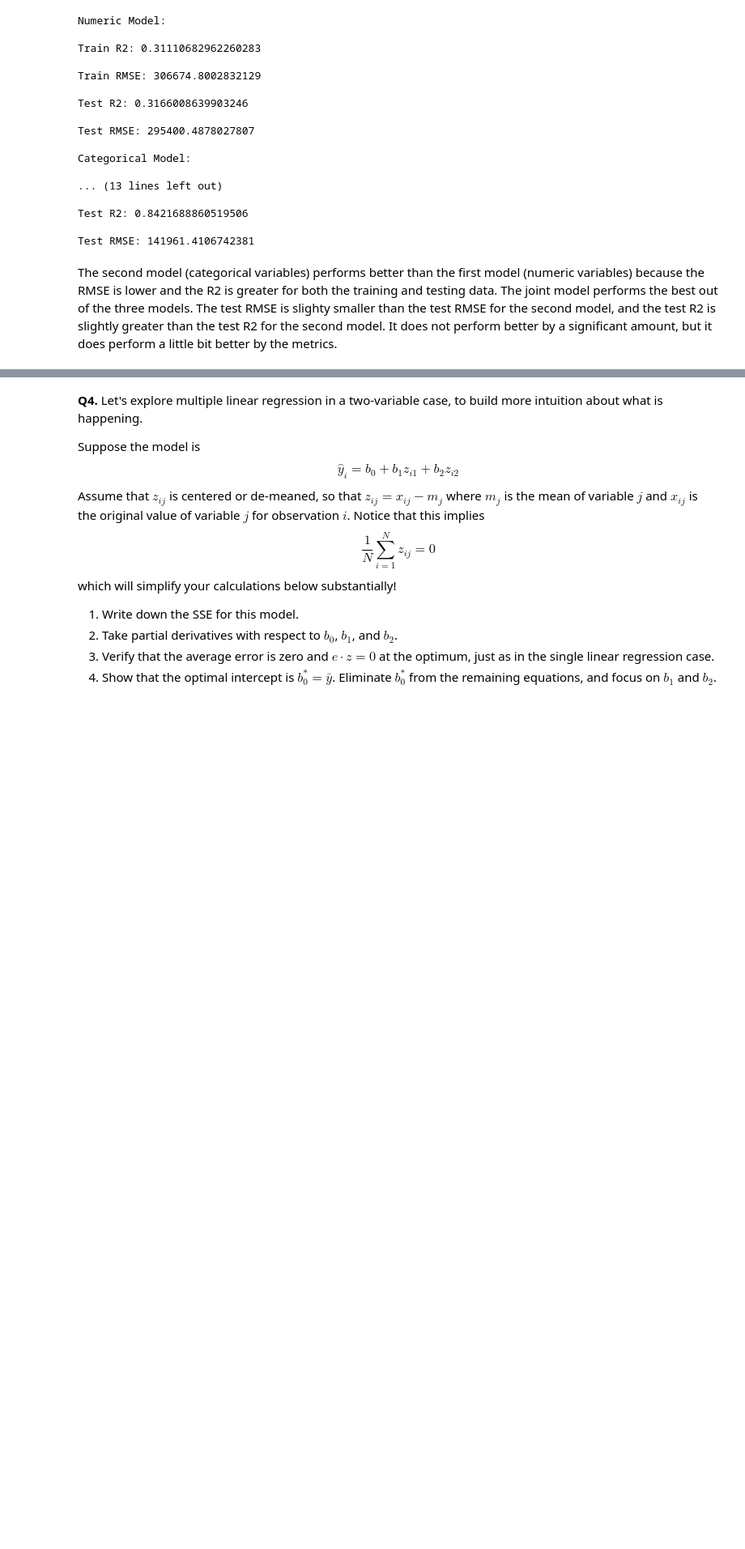
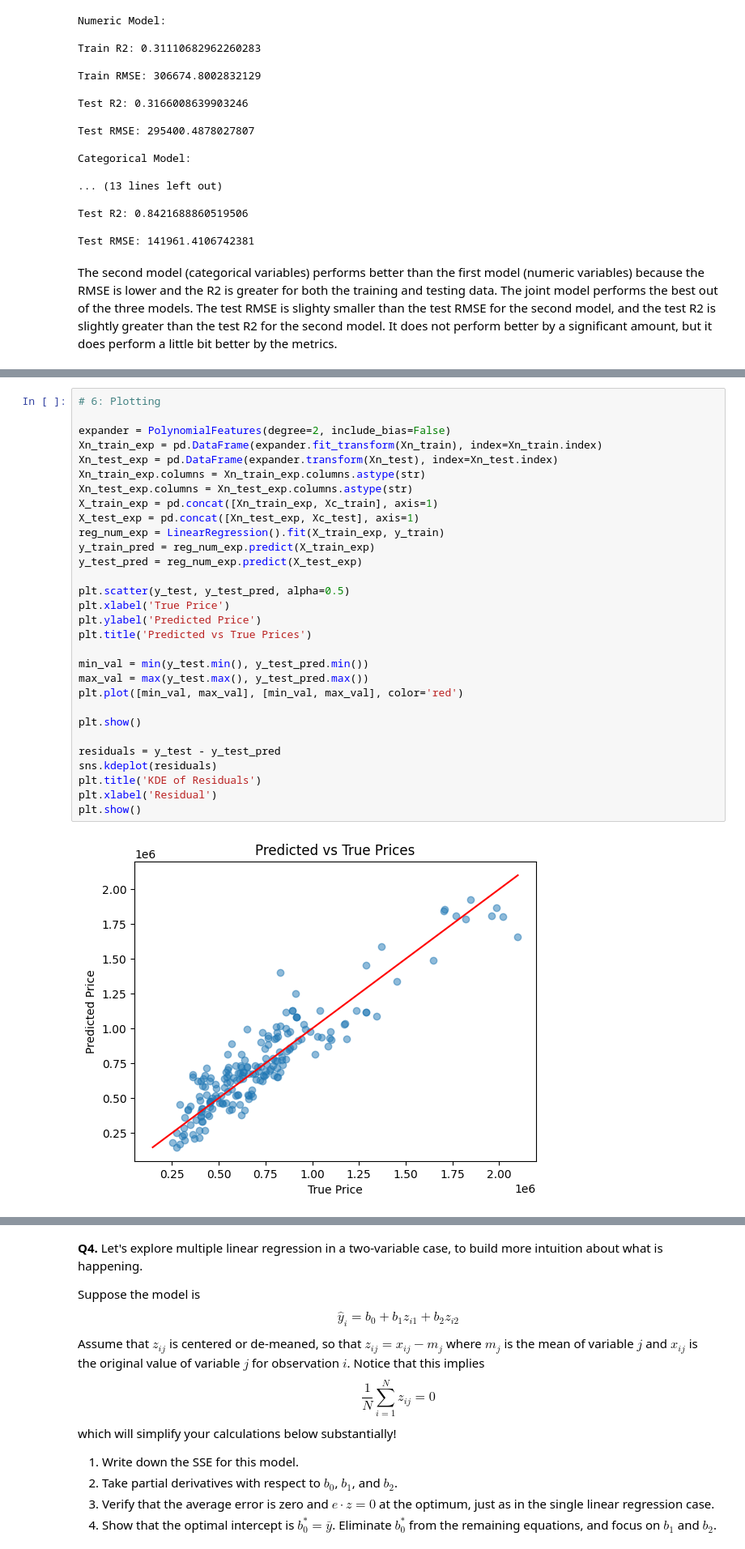
Before and after one commit to siwenliao/linear_models, a Jupyter notebook: assignment/assignment.ipynb, the cells around one changed output, grey strips where cells are left out. Shown at 81% size. Drawn from its saved outputs; the diff is of its cells as text; blank space fills up the shorter version.

```diff
--- a/assignment/assignment.ipynb
+++ b/assignment/assignment.ipynb
@@ -511,0 +567,32 @@ for d in degrees:
+# %%
+# 6: Plotting
+
+expander = PolynomialFeatures(degree=2, include_bias=False)
+Xn_train_exp = pd.DataFrame(expander.fit_transform(Xn_train), index=Xn_train.index)
+Xn_test_exp = pd.DataFrame(expander.transform(Xn_test), index=Xn_test.index)
+Xn_train_exp.columns = Xn_train_exp.columns.astype(str)
+Xn_test_exp.columns = Xn_test_exp.columns.astype(str)
+X_train_exp = pd.concat([Xn_train_exp, Xc_train], axis=1)
+X_test_exp = pd.concat([Xn_test_exp, Xc_test], axis=1)
+reg_num_exp = LinearRegression().fit(X_train_exp, y_train)
+y_train_pred = reg_num_exp.predict(X_train_exp)
+y_test_pred = reg_num_exp.predict(X_test_exp)
+
+plt.scatter(y_test, y_test_pred, alpha=0.5)
+plt.xlabel('True Price')
+plt.ylabel('Predicted Price')
+plt.title('Predicted vs True Prices')
+
+min_val = min(y_test.min(), y_test_pred.min())
+max_val = max(y_test.max(), y_test_pred.max())
+plt.plot([min_val, max_val], [min_val, max_val], color='red')
+
+plt.show()
+
+residuals = y_test - y_test_pred
+sns.kdeplot(residuals)
+plt.title('KDE of Residuals')
+plt.xlabel('Residual')
+plt.show()
+# %% [output]
+[figure, added]
```
Also changed, not shown: parts of 9 cells of this notebook.
